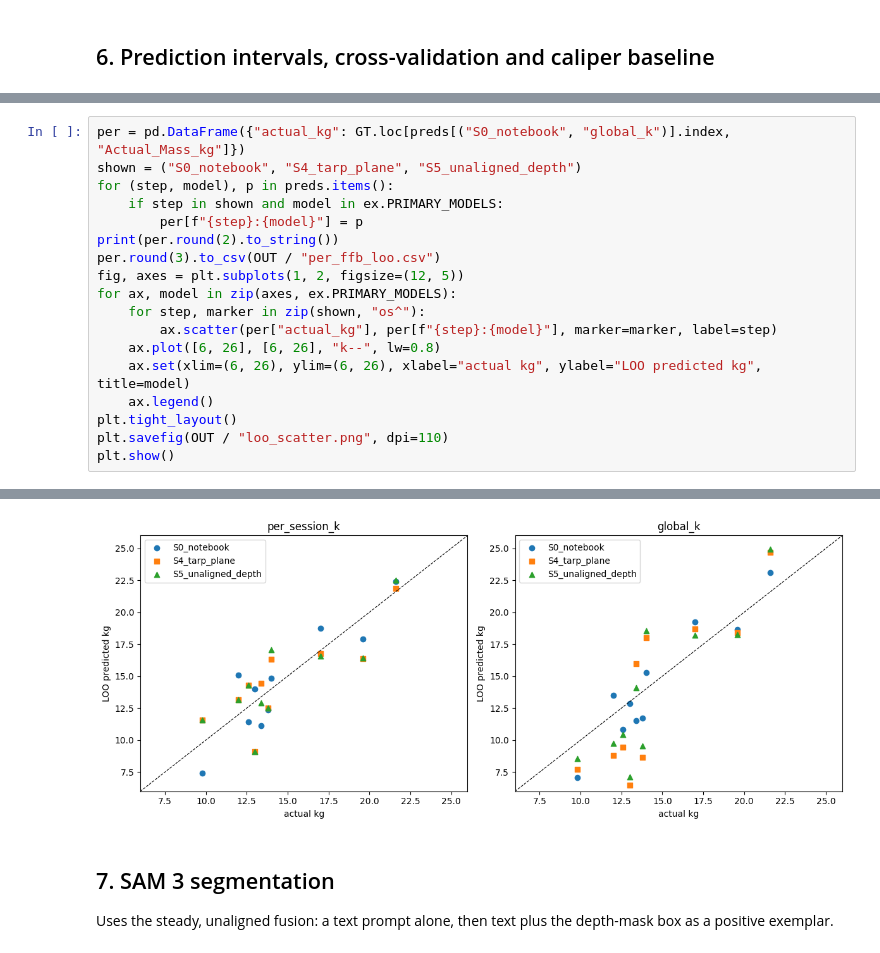
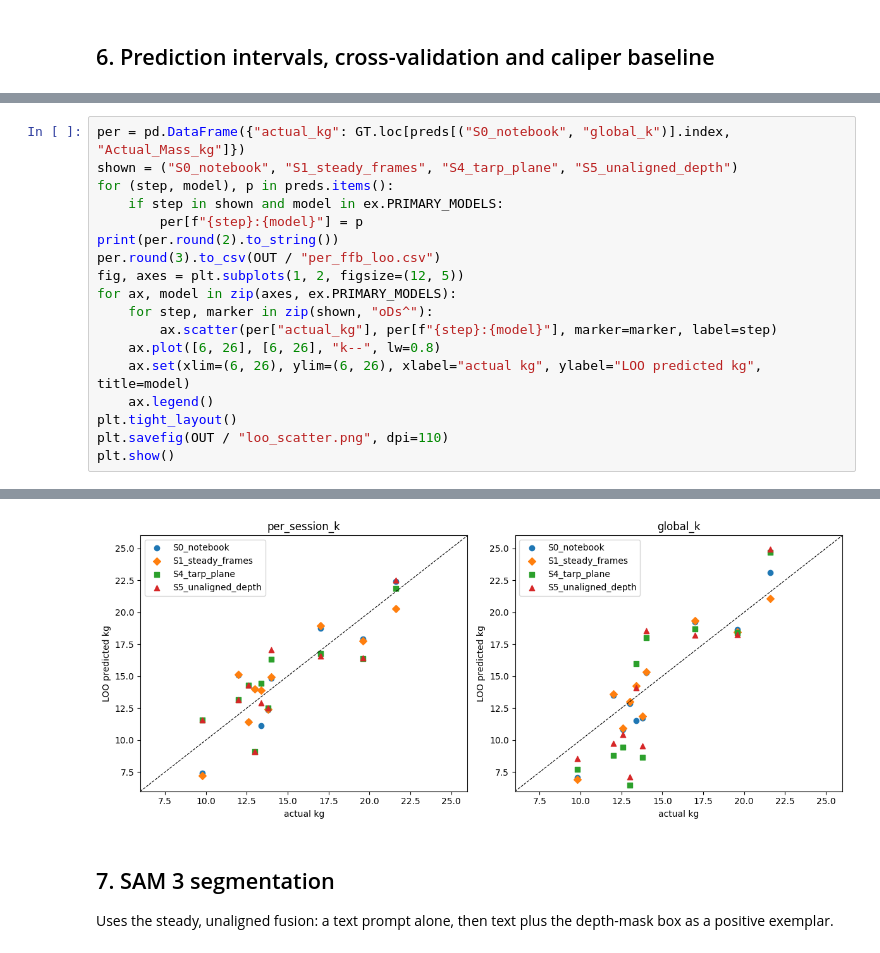
Before and after one commit to rajul-kk/ffb-rgbd-mass-estimation, a Jupyter notebook: notebooks/ffb_pipeline_v3.ipynb, the cells around one changed output, grey strips where cells are left out. Cells and saved outputs as stored; diff of their text form.

Commit message:
Add tarp-fold check and results summary to v3 notebook
Folds ruled out; steady frames are the only change that helps both v2 calibration models.

```diff
--- a/notebooks/ffb_pipeline_v3.ipynb
+++ b/notebooks/ffb_pipeline_v3.ipynb
@@ -236,7 +279,7 @@ caliper ellipsoid loo_same_10 {'n': 10, 'mae': 2.019, 'mape': 13.479, 'pearson_r
 caliper ellipsoid fit_other_40 {'n': 10, 'mae': 1.673, 'mape': 10.652, 'pearson_r2': 0.74, 'r2': 0.537}
 # %%
 per = pd.DataFrame({"actual_kg": GT.loc[preds[("S0_notebook", "global_k")].index, "Actual_Mass_kg"]})
-shown = ("S0_notebook", "S4_tarp_plane", "S5_unaligned_depth")
+shown = ("S0_notebook", "S1_steady_frames", "S4_tarp_plane", "S5_unaligned_depth")
 for (step, model), p in preds.items():
     if step in shown and model in ex.PRIMARY_MODELS:
         per[f"{step}:{model}"] = p
@@ -244,7 +287,7 @@ print(per.round(2).to_string())
 per.round(3).to_csv(OUT / "per_ffb_loo.csv")
 fig, axes = plt.subplots(1, 2, figsize=(12, 5))
 for ax, model in zip(axes, ex.PRIMARY_MODELS):
-    for step, marker in zip(shown, "os^"):
+    for step, marker in zip(shown, "oDs^"):
         ax.scatter(per["actual_kg"], per[f"{step}:{model}"], marker=marker, label=step)
     ax.plot([6, 26], [6, 26], "k--", lw=0.8)
     ax.set(xlim=(6, 26), ylim=(6, 26), xlabel="actual kg", ylabel="LOO predicted kg", title=model)
@@ -268,4 +311,4 @@ FFB35       13.0                      14.00                 12.88
-[figure, old version]
+[figure, new version]
 # %% [markdown]
 ## 7. SAM 3 segmentation
 
```
Also changed, not shown: parts of 8 cells of this notebook, 3 other files.
